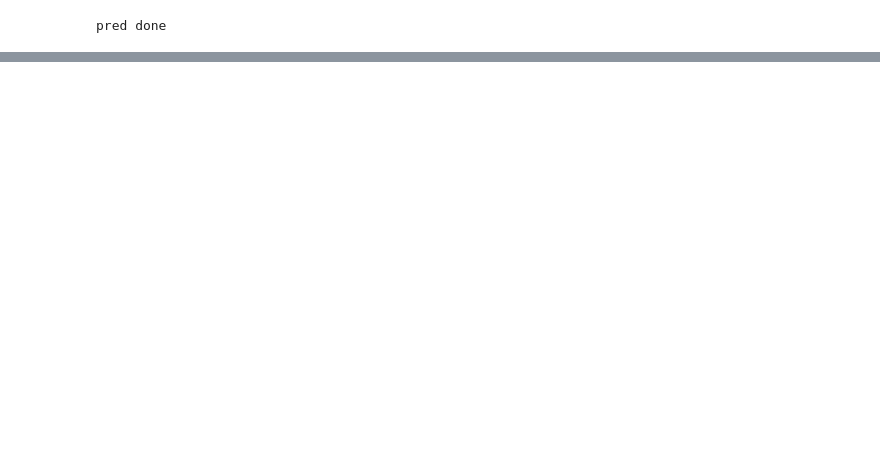
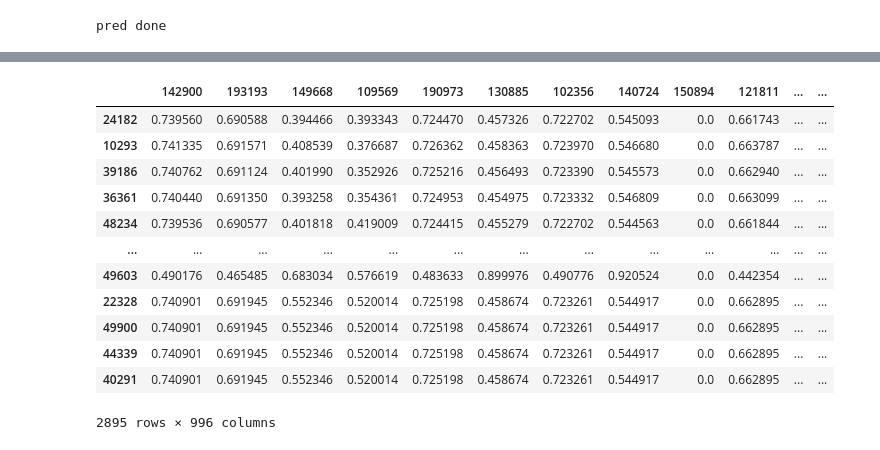
Before and after one commit to AmineSdk/RecommenderSystem, a Jupyter notebook: CF_Autoencoder.ipynb, the cells around one changed output, grey strips where cells are left out. Cells and saved outputs as stored; diff of their text form; code cells hidden in the pictures; blank space fills up the shorter version.

```diff
--- a/CF_Autoencoder.ipynb
+++ b/CF_Autoencoder.ipynb
@@ -278,4 +295,4 @@ autoencoder.compile(optimizer ='adam',
 # %%
 autoencoder.summary()
 # %%
-X_train , X_test = train_test_split(df_mat_sample)
+X_train,X_test,y_train,y_test = train_test_split(df_mat,df_mat_sample)
@@ -284,3 +301,3 @@ X_test
 # %%
-autoencoder.fit(X_train, X_train, epochs = 400)
+autoencoder.fit(X_train, y_train, epochs = 2000)
 # %%
@@ -292,5 +311,5 @@ mat_pred = autoencoder.predict(df_mat)
 # %%
 mat_pred
 # %%
-df_mat_pred = pd.DataFrame(mat_pred, index = df_train_sample.User_ID.unique(), columns = df_train_sample.Item_ID.unique())
+df_mat_pred = pd.DataFrame(mat_pred, index = df_mat_sample.index, columns = df_mat_sample.columns)
 # %%
@@ -298,5 +317,22 @@ df_mat_pred
-# %%
-df_mat_pred = df_mat_pred.apply(round)
+# %%
+scaler = preprocessing.MinMaxScaler(feature_range=(0, 1))
+d = scaler.fit_transform(df_mat_pred)
+scaled_df = pd.DataFrame(d,index = df_mat_pred.index,columns = df_mat_pred.columns)
+scaled_df
+# %% [output]
+|  | 142900 | 193193 | 149668 | 109569 | 190973 | 130885 | 102356 | 140724 | 150894 | 121811 | ... | ... |
+| 24182 | 0.739560 | 0.690588 | 0.394466 | 0.393343 | 0.724470 | 0.457326 | 0.722702 | 0.545093 | 0.0 | 0.661743 | ... | ... |
+| 10293 | 0.741335 | 0.691571 | 0.408539 | 0.376687 | 0.726362 | 0.458363 | 0.723970 | 0.546680 | 0.0 | 0.663787 | ... | ... |
+| 39186 | 0.740762 | 0.691124 | 0.401990 | 0.352926 | 0.725216 | 0.456493 | 0.723390 | 0.545573 | 0.0 | 0.662940 | ... | ... |
+| 36361 | 0.740440 | 0.691350 | 0.393258 | 0.354361 | 0.724953 | 0.454975 | 0.723332 | 0.546809 | 0.0 | 0.663099 | ... | ... |
+| 48234 | 0.739536 | 0.690577 | 0.401818 | 0.419009 | 0.724415 | 0.455279 | 0.722702 | 0.544563 | 0.0 | 0.661844 | ... | ... |
+| ... | ... | ... | ... | ... | ... | ... | ... | ... | ... | ... | ... | ... |
+| 49603 | 0.490176 | 0.465485 | 0.683034 | 0.576619 | 0.483633 | 0.899976 | 0.490776 | 0.920524 | 0.0 | 0.442354 | ... | ... |
+| 22328 | 0.740901 | 0.691945 | 0.552346 | 0.520014 | 0.725198 | 0.458674 | 0.723261 | 0.544917 | 0.0 | 0.662895 | ... | ... |
+| 49900 | 0.740901 | 0.691945 | 0.552346 | 0.520014 | 0.725198 | 0.458674 | 0.723261 | 0.544917 | 0.0 | 0.662895 | ... | ... |
+| 44339 | 0.740901 | 0.691945 | 0.552346 | 0.520014 | 0.725198 | 0.458674 | 0.723261 | 0.544917 | 0.0 | 0.662895 | ... | ... |
+| 40291 | 0.740901 | 0.691945 | 0.552346 | 0.520014 | 0.725198 | 0.458674 | 0.723261 | 0.544917 | 0.0 | 0.662895 | ... | ... |
+2895 rows × 996 columns
 # %%
 res = np.where(df_mat_pred.iloc[:,:].values == 1 )
 res[0].size
```
Also changed, not shown: parts of 22 cells of this notebook.
